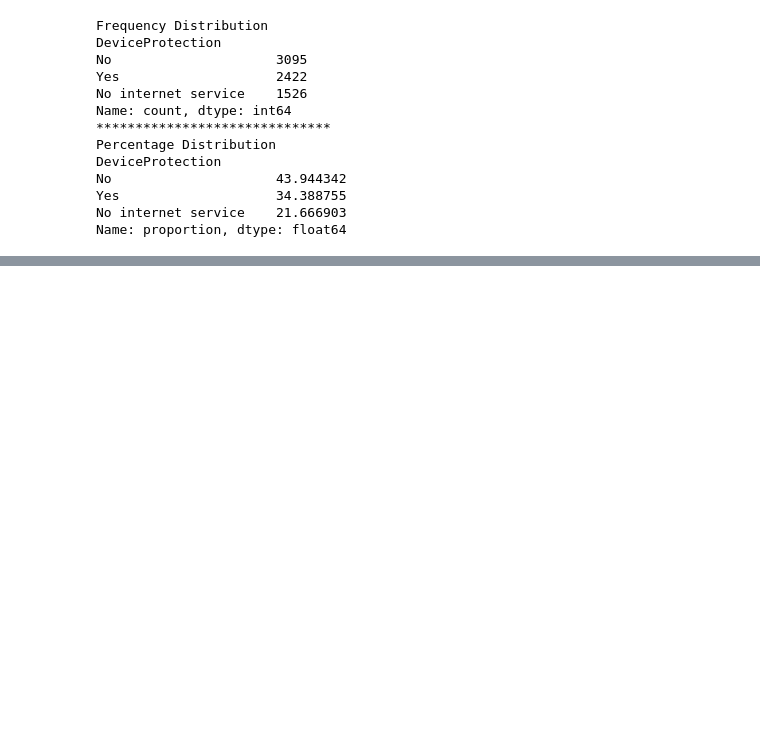
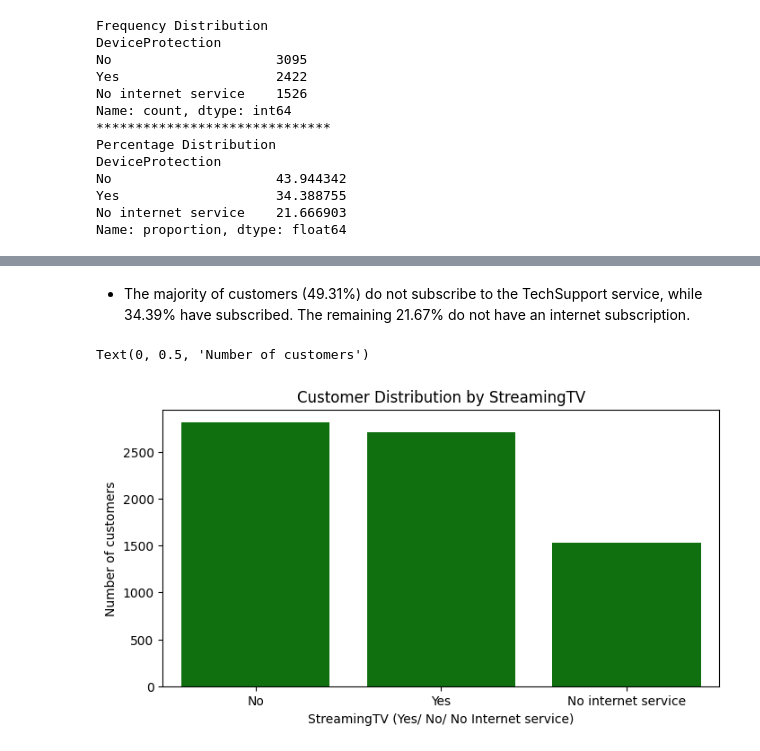
Before and after one commit to dheeraj59/Telco-Customer-Churn-EDA, a Jupyter notebook: eda.ipynb, the cells around one changed output, grey strips where cells are left out. Saved outputs shown, nothing was run; the diff lists cells and outputs as text; code cells hidden in the pictures; blank space fills up the shorter version.

```diff
--- a/eda.ipynb
+++ b/eda.ipynb
@@ -766,0 +795,11 @@ EDA Insight
+# %% [markdown]
+- The majority of customers (49.31%) do not subscribe to the TechSupport service, while 34.39% have subscribed. The remaining 21.67% do not have an internet subscription.
+# %%
+plt.figure(figsize=(8,4))
+sns.countplot(data = df, x = "StreamingTV", color = "green")
+plt.title("Customer Distribution by StreamingTV")
+plt.xlabel("StreamingTV (Yes/ No/ No Internet service)")
+plt.ylabel("Number of customers")
+# %% [output]
+Text(0, 0.5, 'Number of customers')
+[figure, added]
```
Also changed, not shown: parts of 17 cells of this notebook.
